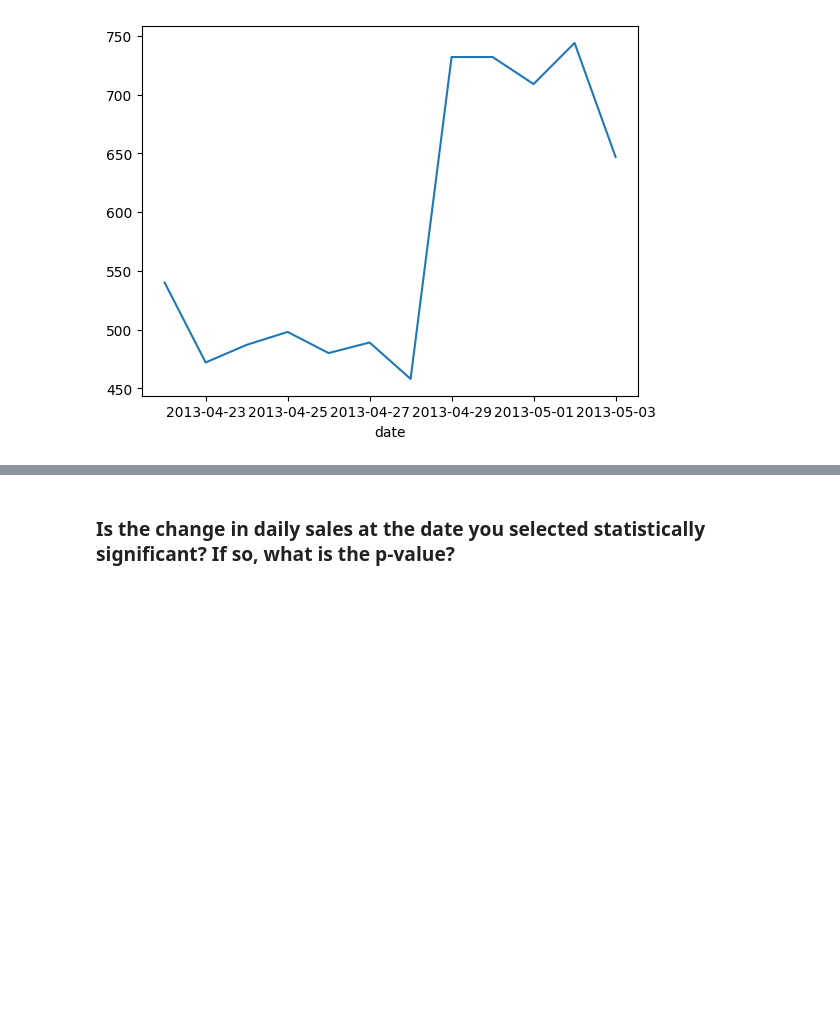
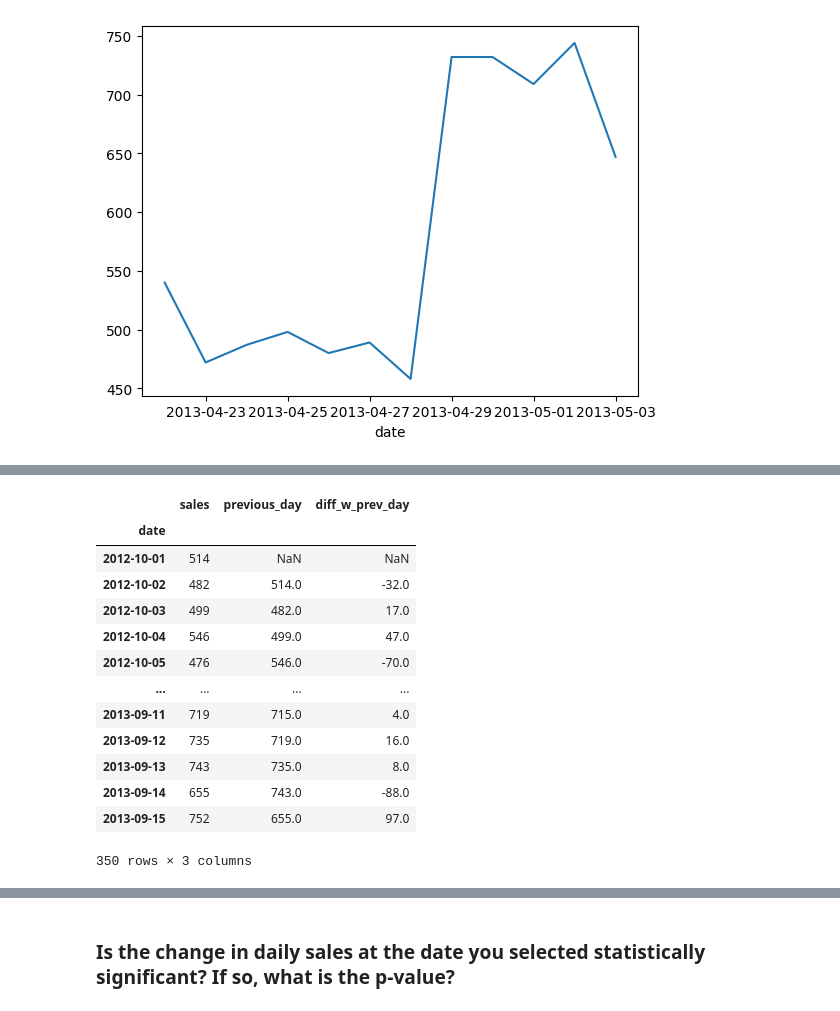
Before and after one commit to Friend09/strata_sales-data-analysis, a Jupyter notebook: practise_notebook.ipynb, the cells around one changed output, grey strips where cells are left out. Drawn from its saved outputs; the diff is of its cells as text; code cells hidden in the pictures; blank space fills up the shorter version.

```diff
--- a/practise_notebook.ipynb
+++ b/practise_notebook.ipynb
@@ -148,3 +148,9 @@ df["date"] = df["sale_time"].dt.date
 # %% [output]
 <Axes: xlabel='date'>
 [figure]
+# %%
+# get the daily sales
+df["date"] = df["sale_time"].dt.date
+daily_sales = df.sort_values("sale_time", ascending=True).groupby("date").size()
+
+daily_sales
@@ -150,0 +171,6 @@ df["date"] = df["sale_time"].dt.date
+# %%
+# create a dataframe
+df_daily_sales = pd.DataFrame(
+    daily_sales.values, index=daily_sales.index, columns=["sales"])
+
+df_daily_sales
@@ -150,0 +192,4 @@ df["date"] = df["sale_time"].dt.date
+# %%
+# get the previous day sales
+df_daily_sales["previous_day"] = df_daily_sales.shift(1)
+df_daily_sales
@@ -150,0 +211,21 @@ df["date"] = df["sale_time"].dt.date
+# %%
+# get the difference b/w prev day
+df_daily_sales["diff_w_prev_day"] = df_daily_sales["sales"] - \
+    df_daily_sales["previous_day"]
+
+df_daily_sales
+# %% [output]
+|  | sales | previous_day | diff_w_prev_day |
+| date |  |  |  |
+| 2012-10-01 | 514 | NaN | NaN |
+| 2012-10-02 | 482 | 514.0 | -32.0 |
+| 2012-10-03 | 499 | 482.0 | 17.0 |
+| 2012-10-04 | 546 | 499.0 | 47.0 |
+| 2012-10-05 | 476 | 546.0 | -70.0 |
+| ... | ... | ... | ... |
+| 2013-09-11 | 719 | 715.0 | 4.0 |
+| 2013-09-12 | 735 | 719.0 | 16.0 |
+| 2013-09-13 | 743 | 735.0 | 8.0 |
+| 2013-09-14 | 655 | 743.0 | -88.0 |
+| 2013-09-15 | 752 | 655.0 | 97.0 |
+350 rows × 3 columns
```
Also changed, not shown: parts of 12 cells of this notebook.
